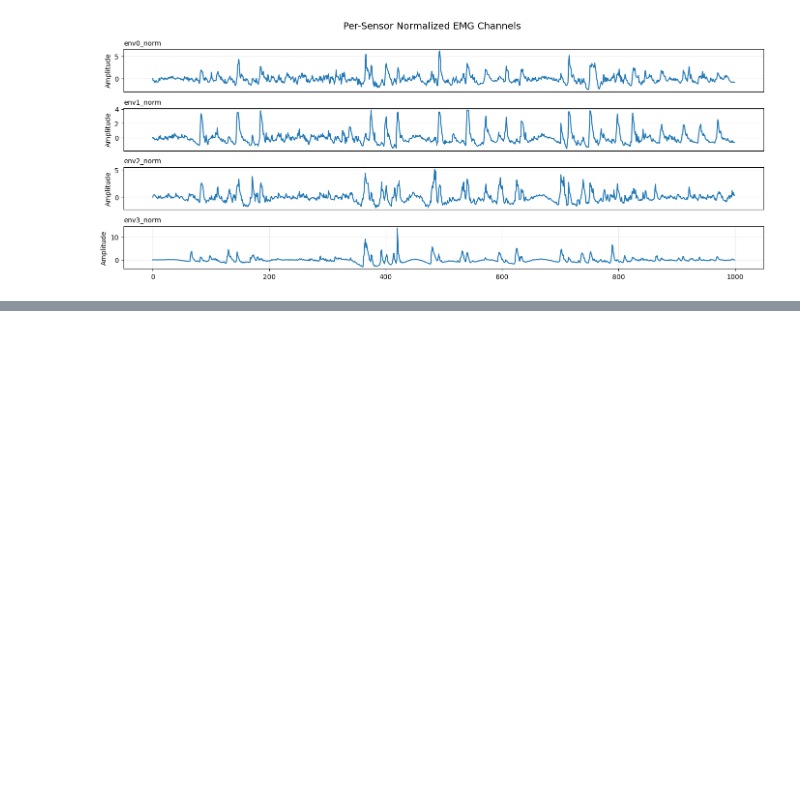
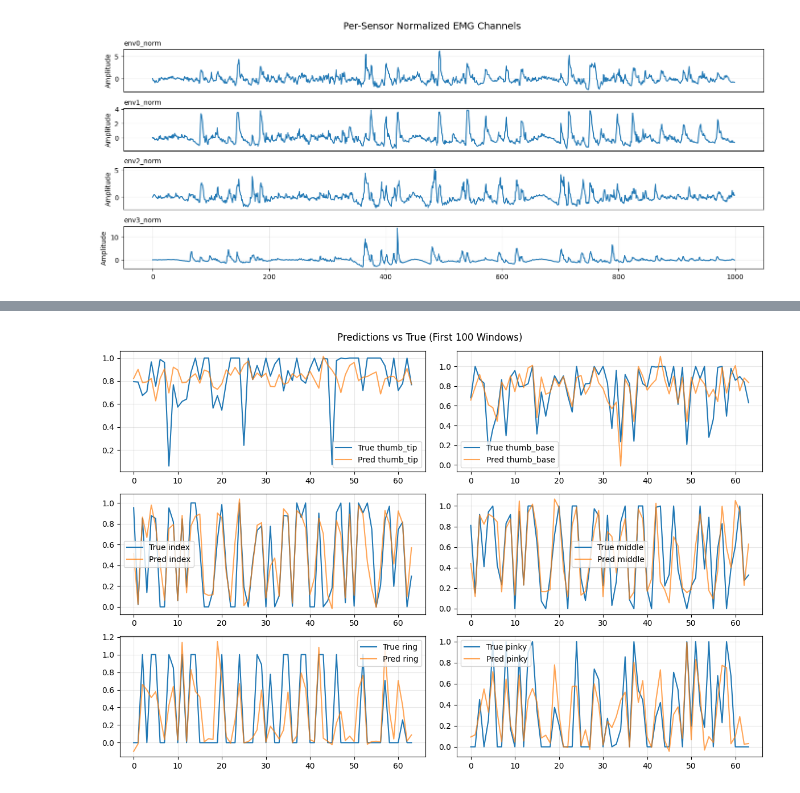
Before and after one commit to CogitoNTNU/Grip, a Jupyter notebook: training/notebooks/TCN.ipynb, the cells around one changed output, grey strips where cells are left out. Saved outputs shown, nothing was run; the diff lists cells and outputs as text; code cells hidden in the pictures; blank space fills up the shorter version.

```diff
--- a/training/notebooks/TCN.ipynb
+++ b/training/notebooks/TCN.ipynb
@@ -268,0 +456,22 @@ plot_emg_channels(df_clean, env_columns_norm,
+# %%
+model.eval()
+with torch.no_grad():
+    xb, yb = next(iter(test_loader))
+    xb, yb = xb.to(device), yb.to(device)
+    preds = model(xb).cpu().numpy()
+    true = yb.cpu().numpy()
+
+finger_names = ['thumb_tip', 'thumb_base', 'index', 'middle', 'ring', 'pinky']
+
+plt.figure(figsize=(12, 8))
+for i, name in enumerate(finger_names):
+    plt.subplot(3, 2, i+1)
+    plt.plot(true[:100, i], label=f"True {name}")
+    plt.plot(preds[:100, i], label=f"Pred {name}", alpha=0.7)
+    plt.legend()
+    plt.grid(True, alpha=0.3)
+plt.suptitle("Predictions vs True (First 100 Windows)")
+plt.tight_layout()
+plt.show()
+# %% [output]
+[figure, added]
```
Also changed, not shown: parts of 12 cells of this notebook.
